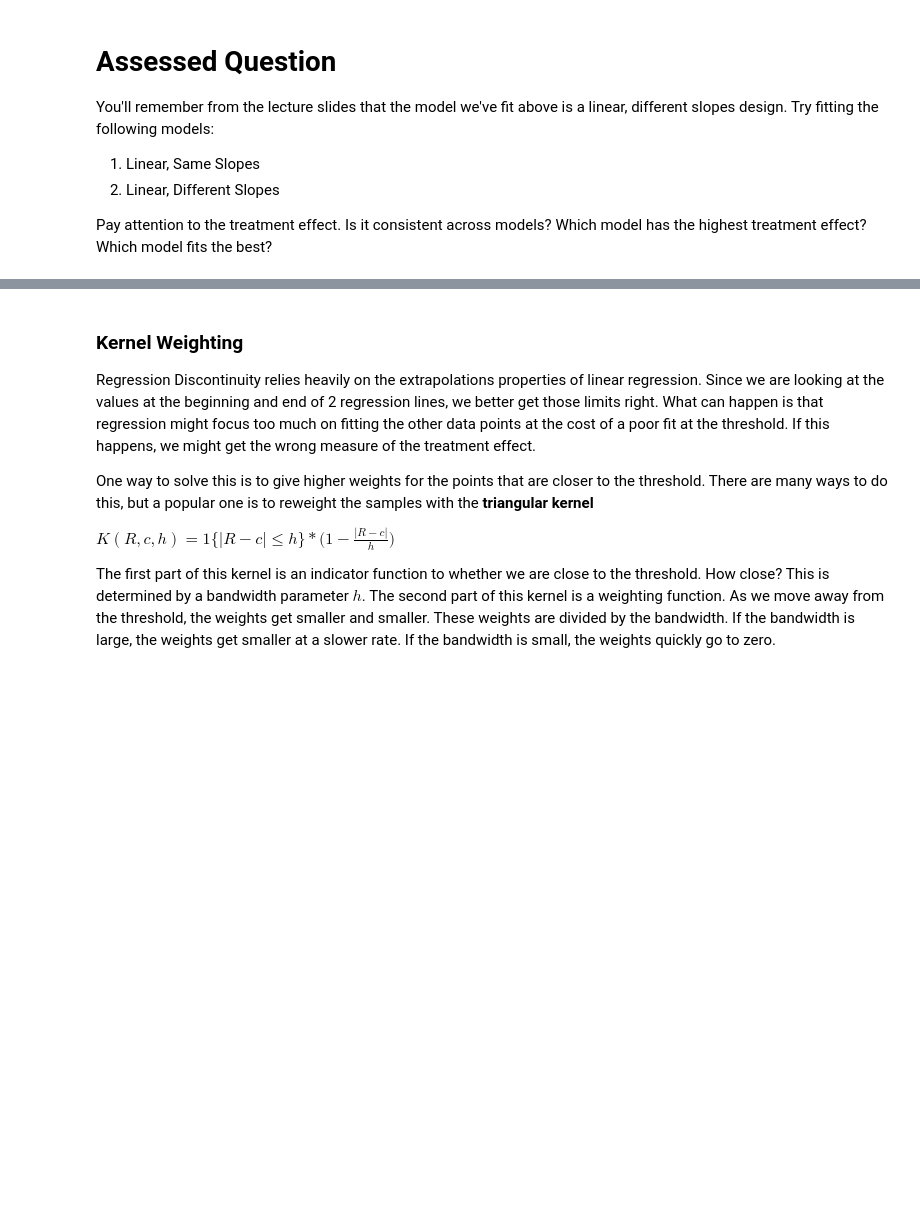
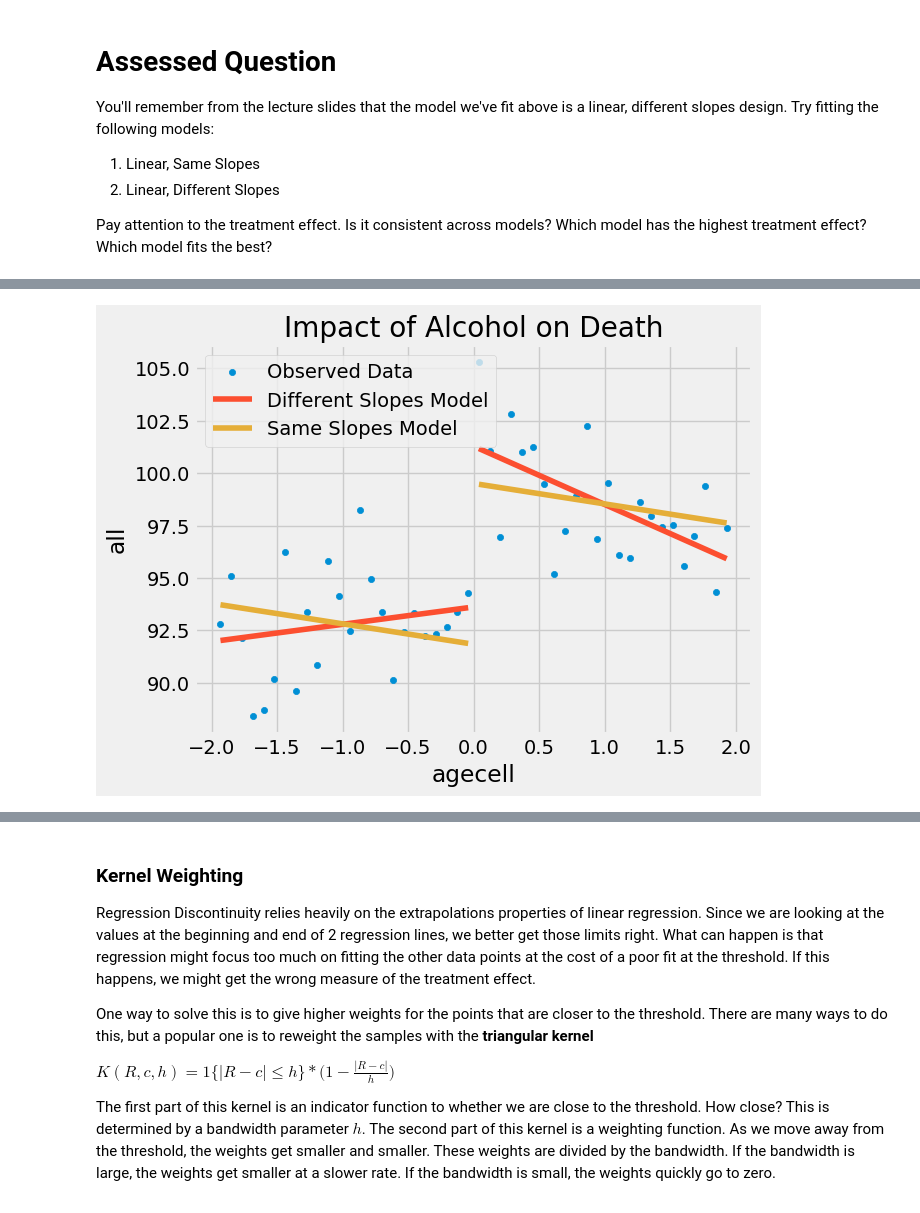
Before and after one commit to Sofiav014/QM2, a Jupyter notebook: notebooks/W09. Regression Discontinuity.ipynb, the cells around one changed output, grey strips where cells are left out. Saved outputs shown, nothing was run; the diff lists cells and outputs as text; code cells hidden in the pictures; blank space fills up the shorter version.

```diff
--- a/notebooks/W09. Regression Discontinuity.ipynb
+++ b/notebooks/W09. Regression Discontinuity.ipynb
@@ -248,0 +308,9 @@ Pay attention to the treatment effect. Is it consistent across models? Which mod
+# %%
+ax = drinking.plot.scatter(x="agecell", y="all", color="C0", label="Observed Data")
+drinking.assign(predictions=model.fittedvalues).plot(x="agecell", y="predictions", ax=ax, color="C1", label="Different Slopes Model")
+drinking.assign(predictions_same=model_same_slopes.fittedvalues).plot(x="agecell", y="predictions_same", ax=ax, color="C2", label="Same Slopes Model")
+plt.title(f"Impact of Alcohol on Death")
+plt.legend()
+plt.show()
+# %% [output]
+[figure, added]
```
Also changed, not shown: parts of 16 cells of this notebook.
